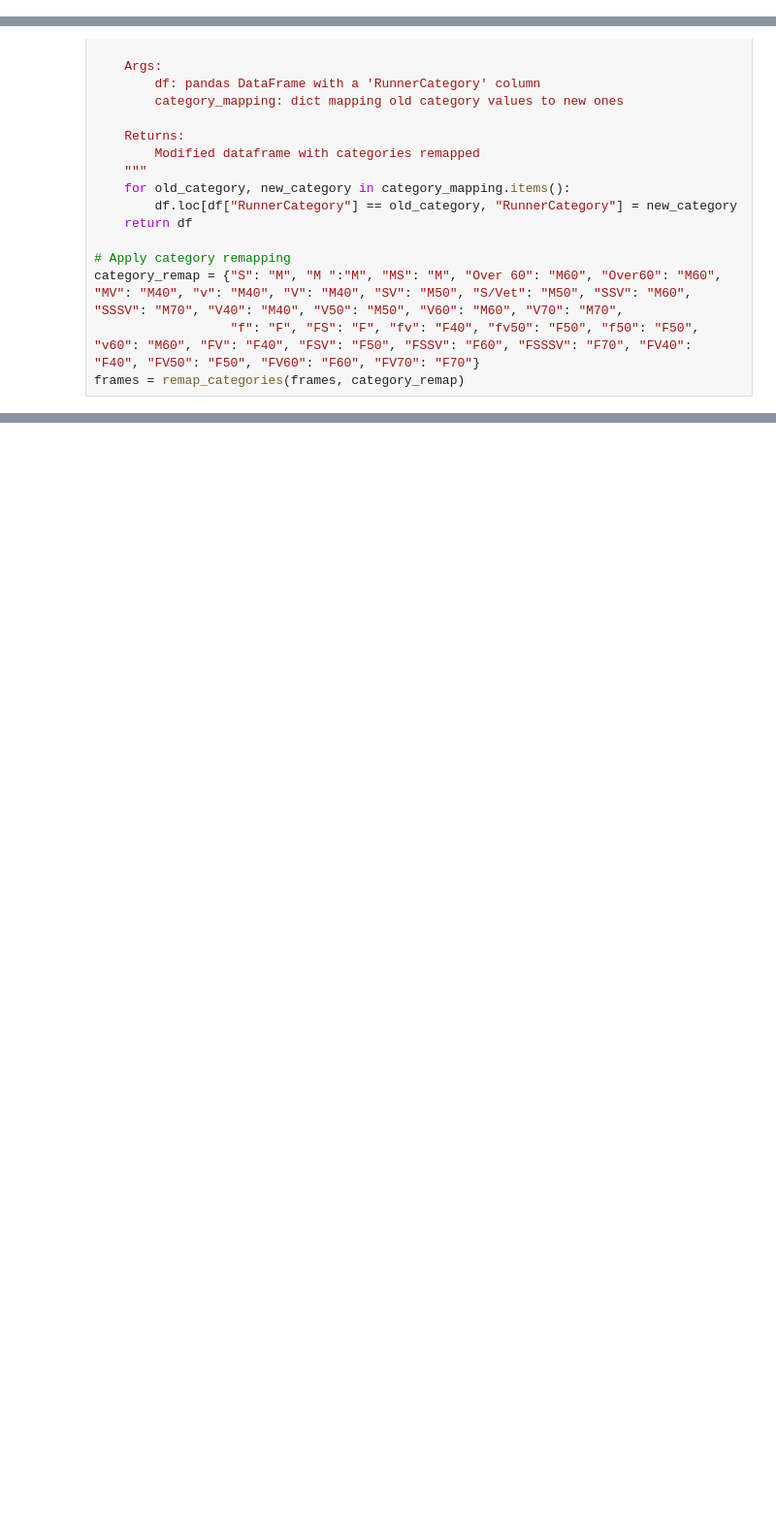
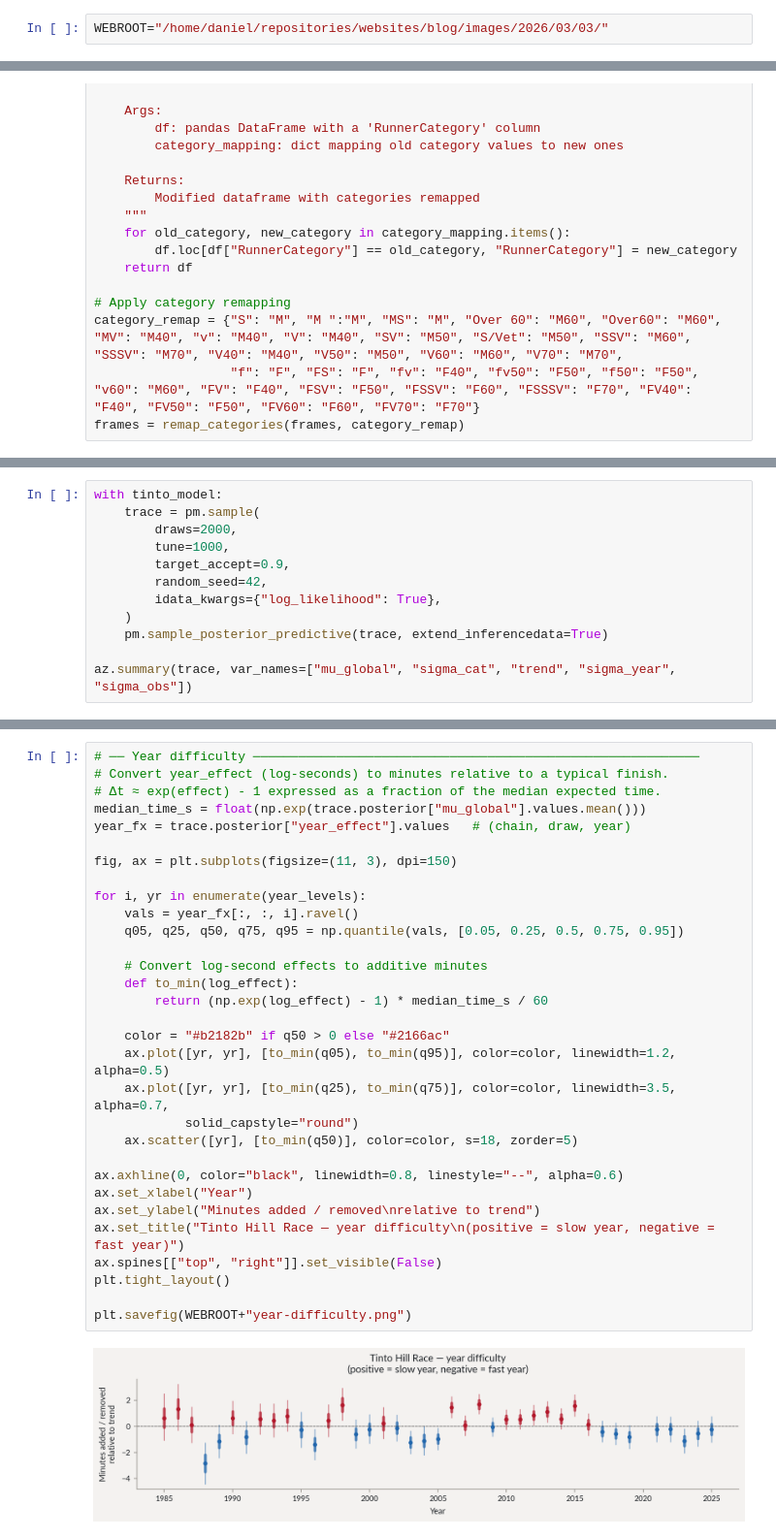
Before and after one commit to transientlunatic/running, a Jupyter notebook: Tinto time analysis.ipynb, the cells around one changed output, grey strips where cells are left out. Shown at 97% size. Cells and saved outputs as stored; diff of their text form; blank space fills up the shorter version.

```diff
--- a/Tinto time analysis.ipynb
+++ b/Tinto time analysis.ipynb
@@ -119,6 +120,8 @@ array(['S', 'V', 'FS', 'SV', 'SSV', 'SSSV', 'VS', 'FV', 'FJ', 'FSV',
 men = frames[frames['RunnerCategory'].apply(lambda x: str(x)[-1] in ("M", "S", "V", "O"))]
 women = frames[frames['RunnerCategory'].apply(lambda x: str(x)[-1] in ("F", "f"))]
 #nbinary = frames[frames['Category'].apply(lambda x: x[-1])=="N"]
+# %%
+WEBROOT="/home/daniel/repositories/websites/blog/images/2026/03/03/"
 # %%
 f, ax = plt.subplots(1,1, dpi=300, figsize=(4,1))
 axis = range(20,100,1)
@@ -294,0 +431,12 @@ Text(0.5, 58.25, 'Finish Time (minutes)')
+# %%
+with tinto_model:
+    trace = pm.sample(
+        draws=2000,
+        tune=1000,
+        target_accept=0.9,
+        random_seed=42,
+        idata_kwargs={"log_likelihood": True},
+    )
+    pm.sample_posterior_predictive(trace, extend_inferencedata=True)
+
+az.summary(trace, var_names=["mu_global", "sigma_cat", "trend", "sigma_year", "sigma_obs"])
@@ -294,0 +527,33 @@ Text(0.5, 58.25, 'Finish Time (minutes)')
+# %%
+# ── Year difficulty ───────────────────────────────────────────────────────────
+# Convert year_effect (log-seconds) to minutes relative to a typical finish.
+# Δt ≈ exp(effect) - 1 expressed as a fraction of the median expected time.
+median_time_s = float(np.exp(trace.posterior["mu_global"].values.mean()))
+year_fx = trace.posterior["year_effect"].values   # (chain, draw, year)
+
+fig, ax = plt.subplots(figsize=(11, 3), dpi=150)
+
+for i, yr in enumerate(year_levels):
+    vals = year_fx[:, :, i].ravel()
+    q05, q25, q50, q75, q95 = np.quantile(vals, [0.05, 0.25, 0.5, 0.75, 0.95])
+
+    # Convert log-second effects to additive minutes
+    def to_min(log_effect):
+        return (np.exp(log_effect) - 1) * median_time_s / 60
+
+    color = "#b2182b" if q50 > 0 else "#2166ac"
+    ax.plot([yr, yr], [to_min(q05), to_min(q95)], color=color, linewidth=1.2, alpha=0.5)
+    ax.plot([yr, yr], [to_min(q25), to_min(q75)], color=color, linewidth=3.5, alpha=0.7,
+            solid_capstyle="round")
+    ax.scatter([yr], [to_min(q50)], color=color, s=18, zorder=5)
+
+ax.axhline(0, color="black", linewidth=0.8, linestyle="--", alpha=0.6)
+ax.set_xlabel("Year")
+ax.set_ylabel("Minutes added / removed\nrelative to trend")
+ax.set_title("Tinto Hill Race — year difficulty\n(positive = slow year, negative = fast year)")
+ax.spines[["top", "right"]].set_visible(False)
+plt.tight_layout()
+
+plt.savefig(WEBROOT+"year-difficulty.png")
+# %% [output]
+[figure, added]
```
Also changed, not shown: parts of 24 cells of this notebook, 3 other files.
